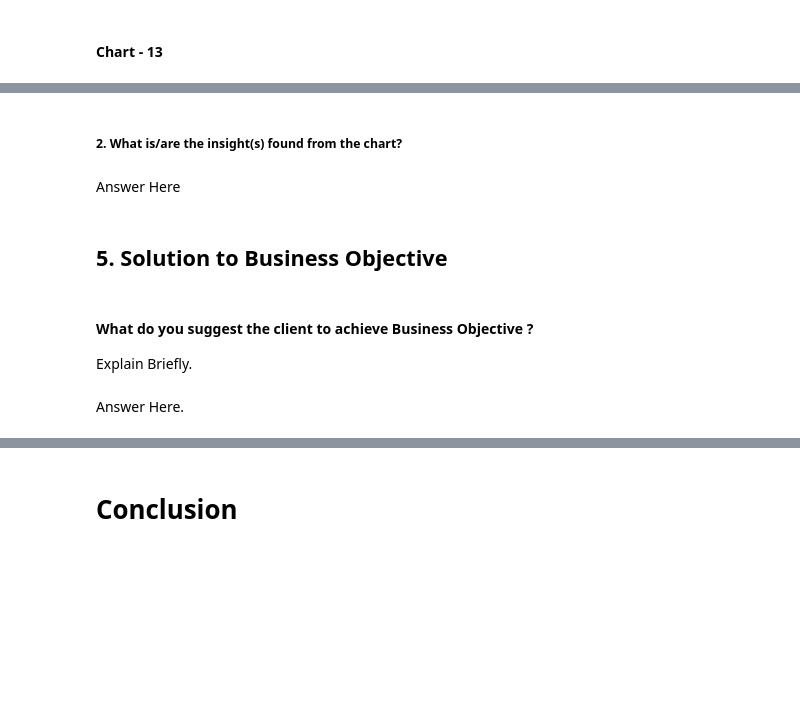
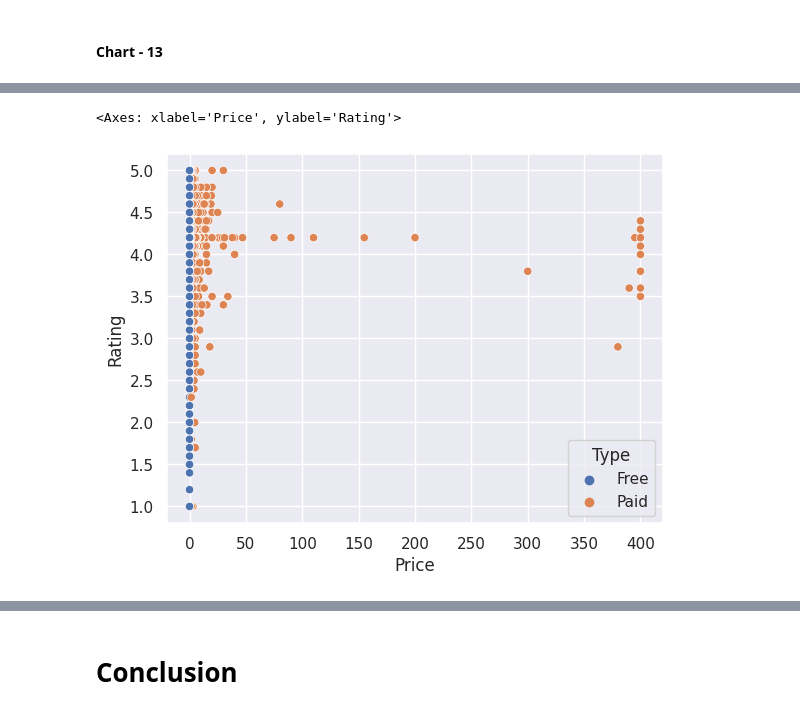
Before and after one commit to Aman811630/-EDA-on-Play-Store-App-Reviews-Data-Sets, a Jupyter notebook: Aman_Singh_EDA_on_Play_Store_App_Review_Dataset_.ipynb, the cells around one changed output, grey strips where cells are left out. Cells and saved outputs as stored; diff of their text form; code cells hidden in the pictures; blank space fills up the shorter version.

```diff
--- a/Aman_Singh_EDA_on_Play_Store_App_Review_Dataset_.ipynb
+++ b/Aman_Singh_EDA_on_Play_Store_App_Review_Dataset_.ipynb
@@ -940,11 +897,7 @@ Answer Here.
-# %% [markdown]
-##### 2. What is/are the insight(s) found from the chart?
-# %% [markdown]
-Answer Here
-# %% [markdown]
-## **5. Solution to Business Objective**
-# %% [markdown]
-#### What do you suggest the client to achieve Business Objective ?
-Explain Briefly.
-# %% [markdown]
-Answer Here.
+# %%
+# Distribution of rating vs price
+
+sns.scatterplot(data=app_df, x="Price", y="Rating",hue='Type')
+# %% [output]
+<Axes: xlabel='Price', ylabel='Rating'>
+[figure, added]
```
Also changed, not shown: parts of 35 cells of this notebook.
